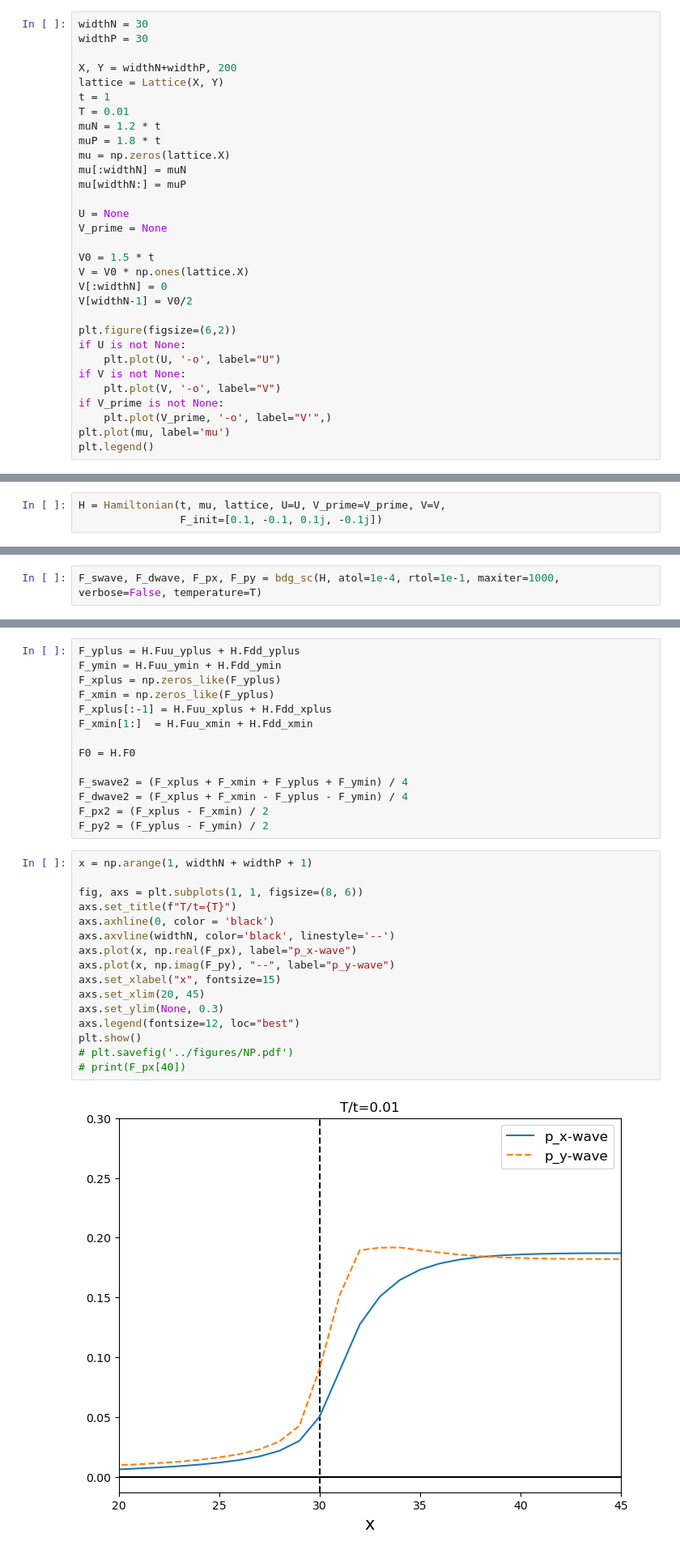
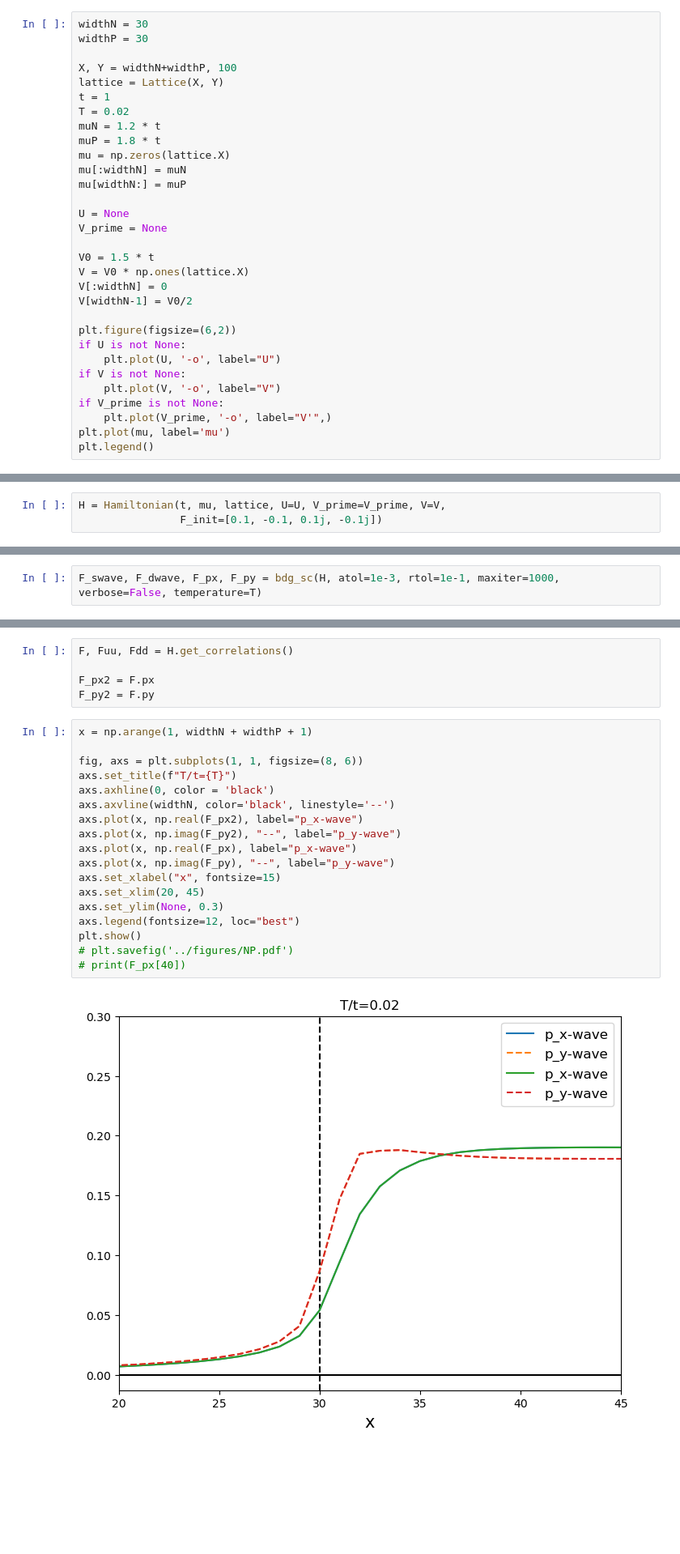
Before and after one commit to emilssp/master-thesis-codebase, a Jupyter notebook: notebooks/NP.ipynb, the cells around one changed output, grey strips where cells are left out. Shown at 81% size. Cells and saved outputs as stored; diff of their text form; blank space fills up the shorter version.

```diff
--- a/notebooks/NP.ipynb
+++ b/notebooks/NP.ipynb
@@ -12,10 +12,10 @@ from scripts.self_consistency import bdg_sc
 widthN = 30
 widthP = 30
 
-X, Y = widthN+widthP, 200
+X, Y = widthN+widthP, 100
 lattice = Lattice(X, Y)
 t = 1
-T = 0.01
+T = 0.02
 muN = 1.2 * t
 muP = 1.8 * t
 mu = np.zeros(lattice.X)
@@ -65,6 +65,6 @@ plt.axvline(widthN-1)
 <matplotlib.lines.Line2D at 0x...>
 [figure]
 # %%
-F_swave, F_dwave, F_px, F_py = bdg_sc(H, atol=1e-4, rtol=1e-1, maxiter=1000, verbose=False, temperature=T)
+F_swave, F_dwave, F_px, F_py = bdg_sc(H, atol=1e-3, rtol=1e-1, maxiter=1000, verbose=False, temperature=T)
 # %% [output]
 ==================================================
@@ -72,33 +72,26 @@ Converged after 65 iterations
 ==================================================
 # %%
-F_yplus = H.Fuu_yplus + H.Fdd_yplus
-F_ymin = H.Fuu_ymin + H.Fdd_ymin
-F_xplus = np.zeros_like(F_yplus)
-F_xmin = np.zeros_like(F_yplus)
-F_xplus[:-1] = H.Fuu_xplus + H.Fdd_xplus
-F_xmin[1:]  = H.Fuu_xmin + H.Fdd_xmin
+F, Fuu, Fdd = H.get_correlations()
 
-F0 = H.F0
-
-F_swave2 = (F_xplus + F_xmin + F_yplus + F_ymin) / 4
-F_dwave2 = (F_xplus + F_xmin - F_yplus - F_ymin) / 4
-F_px2 = (F_xplus - F_xmin) / 2
-F_py2 = (F_yplus - F_ymin) / 2
+F_px2 = F.px
+F_py2 = F.py
 # %%
 x = np.arange(1, widthN + widthP + 1)
 
 fig, axs = plt.subplots(1, 1, figsize=(8, 6))
 axs.set_title(f"T/t={T}")
 axs.axhline(0, color = 'black')
 axs.axvline(widthN, color='black', linestyle='--')
+axs.plot(x, np.real(F_px2), label="p_x-wave")
+axs.plot(x, np.imag(F_py2), "--", label="p_y-wave")
 axs.plot(x, np.real(F_px), label="p_x-wave")
 axs.plot(x, np.imag(F_py), "--", label="p_y-wave")
 axs.set_xlabel("x", fontsize=15)
 axs.set_xlim(20, 45)
 axs.set_ylim(None, 0.3)
 axs.legend(fontsize=12, loc="best")
 plt.show()
 # plt.savefig('../figures/NP.pdf')
 # print(F_px[40])
 # %% [output]
-[figure, old version]
+[figure, new version]
```
Also changed, not shown: parts of 10 cells of this notebook, 26 other files.
